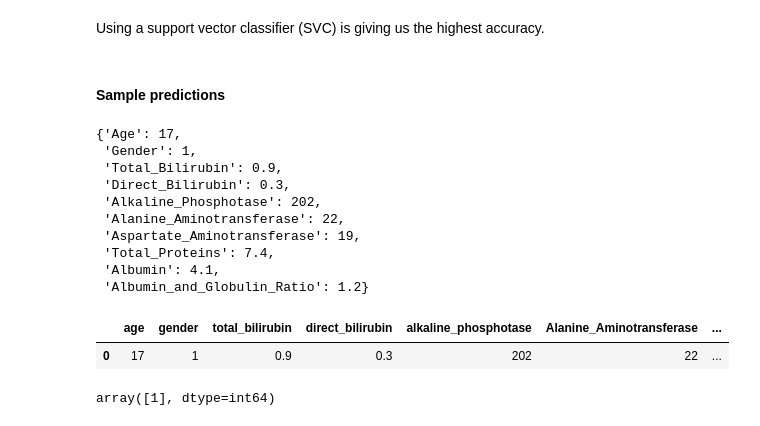
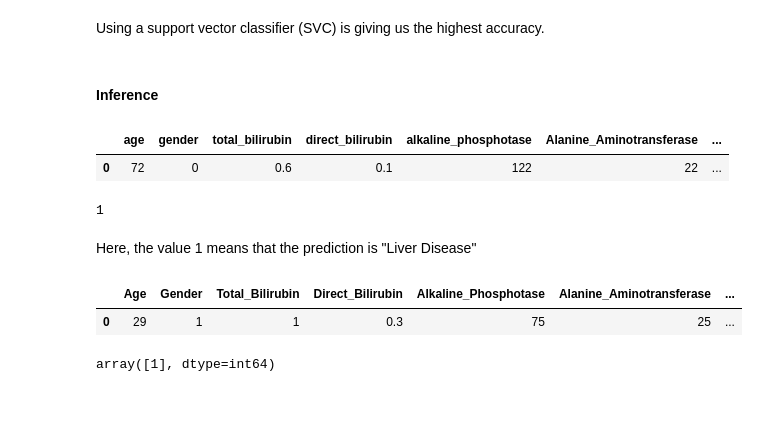
Before and after one commit to unh-projects/liver-disease-detection, a Jupyter notebook: liver-disease-EDA.ipynb, the cells around one changed output. Saved outputs shown, nothing was run; the diff lists cells and outputs as text; code cells hidden in the pictures.

Commit message:
Updated prediction message

```diff
--- a/liver-disease-EDA.ipynb
+++ b/liver-disease-EDA.ipynb
@@ -307,28 +294,15 @@ accuracy_score(y_test, y_pred)
 0.6285714285714286
 # %% [markdown]
 Using a support vector classifier (SVC) is giving us the highest accuracy.
-# %% [markdown]
-#### Sample predictions
-# %%
-patients_data[patients_data.Diagnosis ==0].drop('Diagnosis', axis=1).to_dict(orient='records')[0]
-# %% [output]
-{'Age': 17,
- 'Gender': 1,
- 'Total_Bilirubin': 0.9,
- 'Direct_Bilirubin': 0.3,
- 'Alkaline_Phosphotase': 202,
- 'Alanine_Aminotransferase': 22,
- 'Aspartate_Aminotransferase': 19,
- 'Total_Proteins': 7.4,
- 'Albumin': 4.1,
- 'Albumin_and_Globulin_Ratio': 1.2}
+# %% [markdown]
+#### Inference
 # %%
-value1 = {'age': 72,
+value = {'age': 72,
         'gender': 0,
-        'total_bilirubin': 0.7,
+        'total_bilirubin': 0.6,
         'direct_bilirubin': 0.1,
-        'alkaline_phosphotase': 182,
-        'Alanine_Aminotransferase': 24,
+        'alkaline_phosphotase': 122,
+        'Alanine_Aminotransferase': 22,
         'aspartate_aminotransferase': 19,
         'total_proteins': 8.9,
         'albumin': 4.9,
@@ -347,6 +310,12 @@ value2 = {'age': 17,
 # %%
-data = pd.DataFrame([value2])
+data = pd.DataFrame([value])
 data
 # %% [output]
 |  | age | gender | total_bilirubin | direct_bilirubin | alkaline_phosphotase | Alanine_Aminotransferase | ... |
-| 0 | 17 | 1 | 0.9 | 0.3 | 202 | 22 | ... |
+| 0 | 72 | 0 | 0.6 | 0.1 | 122 | 22 | ... |
+# %%
+svc.predict(data)[0]
+# %% [output]
+1
+# %% [markdown]
+Here, the value 1 means that the prediction is "Liver Disease"
@@ -353 +335,7 @@ data
+# %%
+data = pd.DataFrame([value])
+data
+# %% [output]
+|  | Age | Gender | Total_Bilirubin | Direct_Bilirubin | Alkaline_Phosphotase | Alanine_Aminotransferase | ... |
+| 0 | 29 | 1 | 1 | 0.3 | 75 | 25 | ... |
 # %%
```
Also changed, not shown: parts of 6 cells of this notebook, 2 other files.
